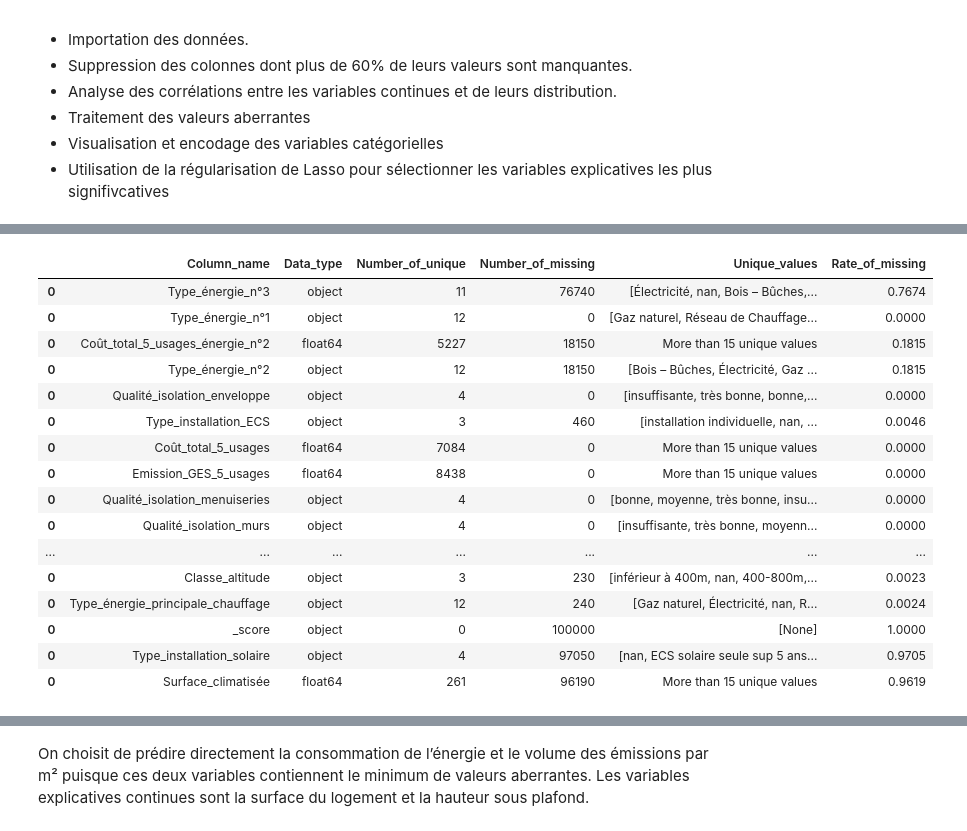
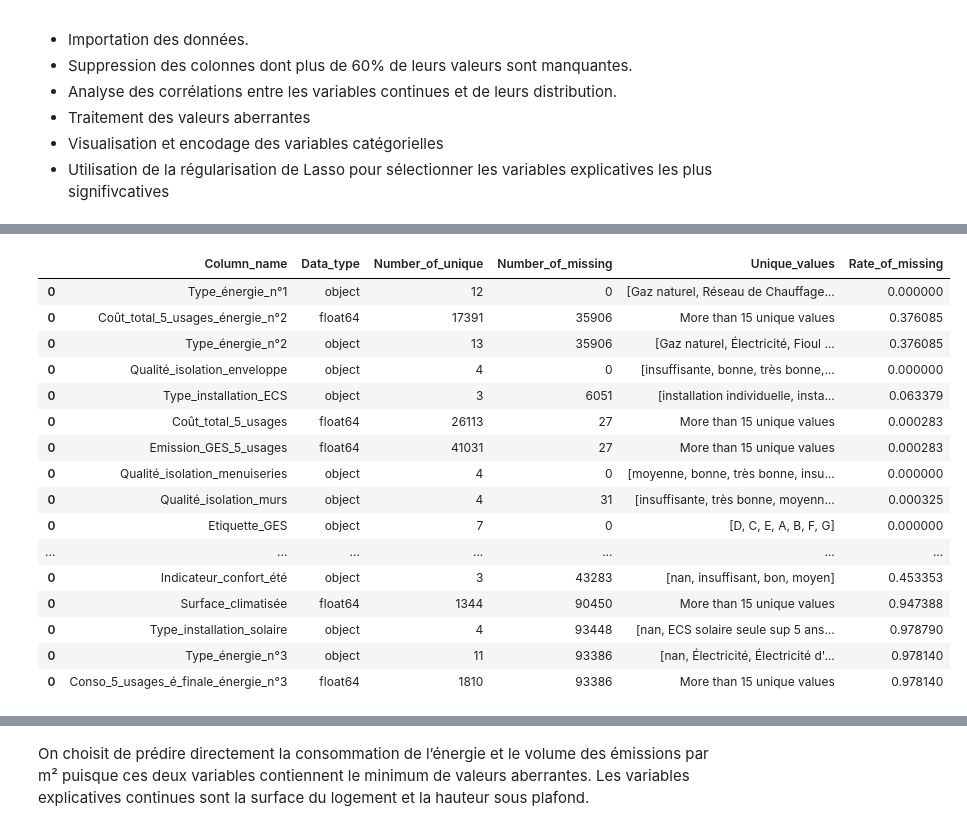
Before and after one commit to LACHQER-Wiam/Projet-Python, a Jupyter notebook: data.ipynb, the cells around one changed output, grey strips where cells are left out. Saved outputs shown, nothing was run; the diff lists cells and outputs as text; code cells hidden in the pictures.

```diff
--- a/data.ipynb
+++ b/data.ipynb
@@ -226,7 +233,10 @@ chosen_variables=['Type_énergie_n°1',
                   'Type_installation_ECS',
                   'Type_installation_solaire',
                   'Surface_climatisée',
-                  'Type_ventilation']
+                  'Type_ventilation',
+                  'Protection_solaire_exterieure_(0/1)',
+                  'Isolation_toiture_(0/1)',
+                  'Indicateur_confort_été']
 
-df_DPE = fetchdata.get_dpe(chosen_variables, size =100000)
+df1 = fetchdata.get_dpe(chosen_variables, size =100000)
 # %% [output]
@@ -243,23 +260,25 @@ Fetched 100000 observations
+# %%
+df1 = df1.drop_duplicates()
 # %%
 import eda
 
-eda.create_unique(df_DPE)
+eda.create_unique(df1)
 # %% [output]
 |  | Column_name | Data_type | Number_of_unique | Number_of_missing | Unique_values | Rate_of_missing |
-| 0 | Type_énergie_n°3 | object | 11 | 76740 | [Électricité, nan, Bois – Bûches,... | 0.7674 |
-| 0 | Type_énergie_n°1 | object | 12 | 0 | [Gaz naturel, Réseau de Chauffage... | 0.0000 |
-| 0 | Coût_total_5_usages_énergie_n°2 | float64 | 5227 | 18150 | More than 15 unique values | 0.1815 |
-| 0 | Type_énergie_n°2 | object | 12 | 18150 | [Bois – Bûches, Électricité, Gaz ... | 0.1815 |
-| 0 | Qualité_isolation_enveloppe | object | 4 | 0 | [insuffisante, très bonne, bonne,... | 0.0000 |
-| 0 | Type_installation_ECS | object | 3 | 460 | [installation individuelle, nan, ... | 0.0046 |
-| 0 | Coût_total_5_usages | float64 | 7084 | 0 | More than 15 unique values | 0.0000 |
-| 0 | Emission_GES_5_usages | float64 | 8438 | 0 | More than 15 unique values | 0.0000 |
-| 0 | Qualité_isolation_menuiseries | object | 4 | 0 | [bonne, moyenne, très bonne, insu... | 0.0000 |
-| 0 | Qualité_isolation_murs | object | 4 | 0 | [insuffisante, très bonne, moyenn... | 0.0000 |
+| 0 | Type_énergie_n°1 | object | 12 | 0 | [Gaz naturel, Réseau de Chauffage... | 0.000000 |
+| 0 | Coût_total_5_usages_énergie_n°2 | float64 | 17391 | 35906 | More than 15 unique values | 0.376085 |
+| 0 | Type_énergie_n°2 | object | 13 | 35906 | [Gaz naturel, Électricité, Fioul ... | 0.376085 |
+| 0 | Qualité_isolation_enveloppe | object | 4 | 0 | [insuffisante, bonne, très bonne,... | 0.000000 |
+| 0 | Type_installation_ECS | object | 3 | 6051 | [installation individuelle, insta... | 0.063379 |
+| 0 | Coût_total_5_usages | float64 | 26113 | 27 | More than 15 unique values | 0.000283 |
+| 0 | Emission_GES_5_usages | float64 | 41031 | 27 | More than 15 unique values | 0.000283 |
+| 0 | Qualité_isolation_menuiseries | object | 4 | 0 | [moyenne, bonne, très bonne, insu... | 0.000000 |
+| 0 | Qualité_isolation_murs | object | 4 | 31 | [insuffisante, très bonne, moyenn... | 0.000325 |
+| 0 | Etiquette_GES | object | 7 | 0 | [D, C, E, A, B, F, G] | 0.000000 |
 | ... | ... | ... | ... | ... | ... | ... |
-| 0 | Classe_altitude | object | 3 | 230 | [inférieur à 400m, nan, 400-800m,... | 0.0023 |
-| 0 | Type_énergie_principale_chauffage | object | 12 | 240 | [Gaz naturel, Électricité, nan, R... | 0.0024 |
-| 0 | _score | object | 0 | 100000 | [None] | 1.0000 |
-| 0 | Type_installation_solaire | object | 4 | 97050 | [nan, ECS solaire seule sup 5 ans... | 0.9705 |
-| 0 | Surface_climatisée | float64 | 261 | 96190 | More than 15 unique values | 0.9619 |
+| 0 | Indicateur_confort_été | object | 3 | 43283 | [nan, insuffisant, bon, moyen] | 0.453353 |
+| 0 | Surface_climatisée | float64 | 1344 | 90450 | More than 15 unique values | 0.947388 |
+| 0 | Type_installation_solaire | object | 4 | 93448 | [nan, ECS solaire seule sup 5 ans... | 0.978790 |
+| 0 | Type_énergie_n°3 | object | 11 | 93386 | [nan, Électricité, Électricité d'... | 0.978140 |
+| 0 | Conso_5_usages_é_finale_énergie_n°3 | float64 | 1810 | 93386 | More than 15 unique values | 0.978140 |
 # %% [markdown]
```
Also changed, not shown: parts of 41 cells of this notebook, 2 other files.
